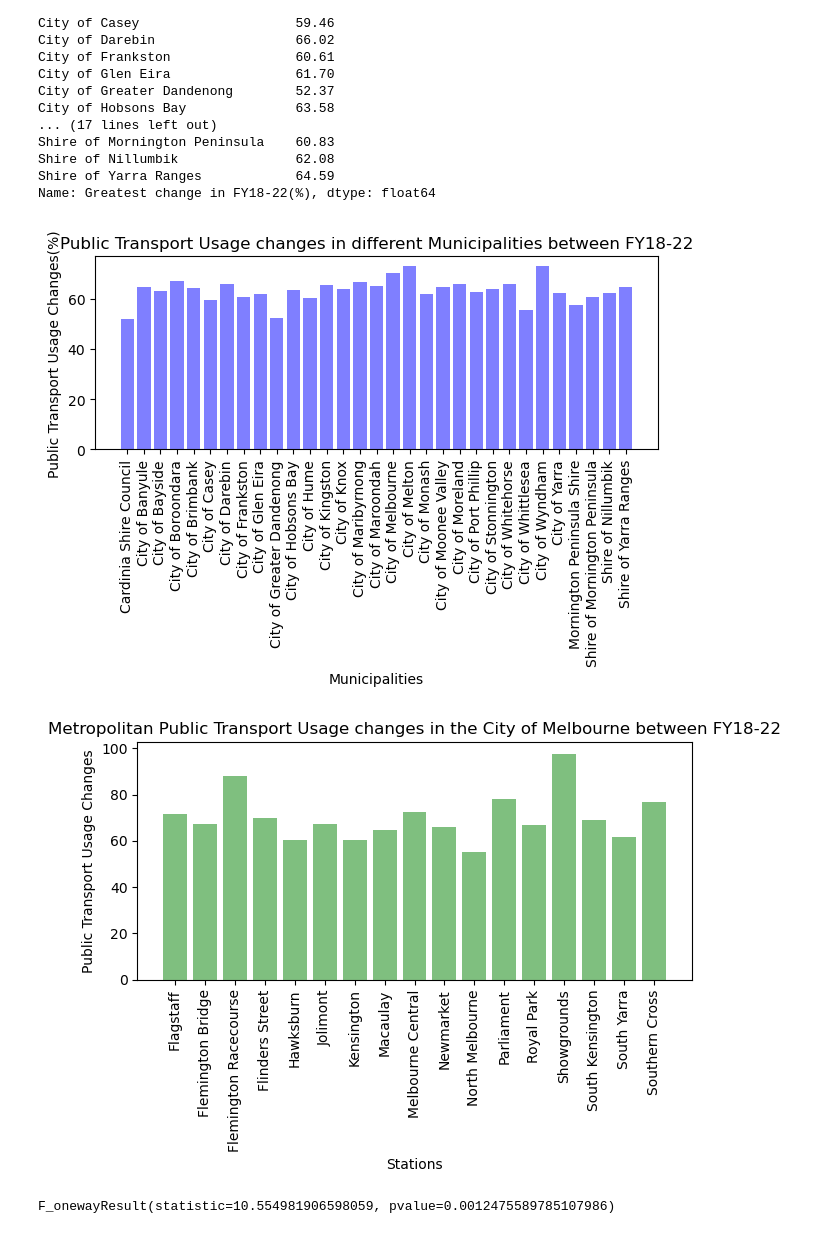
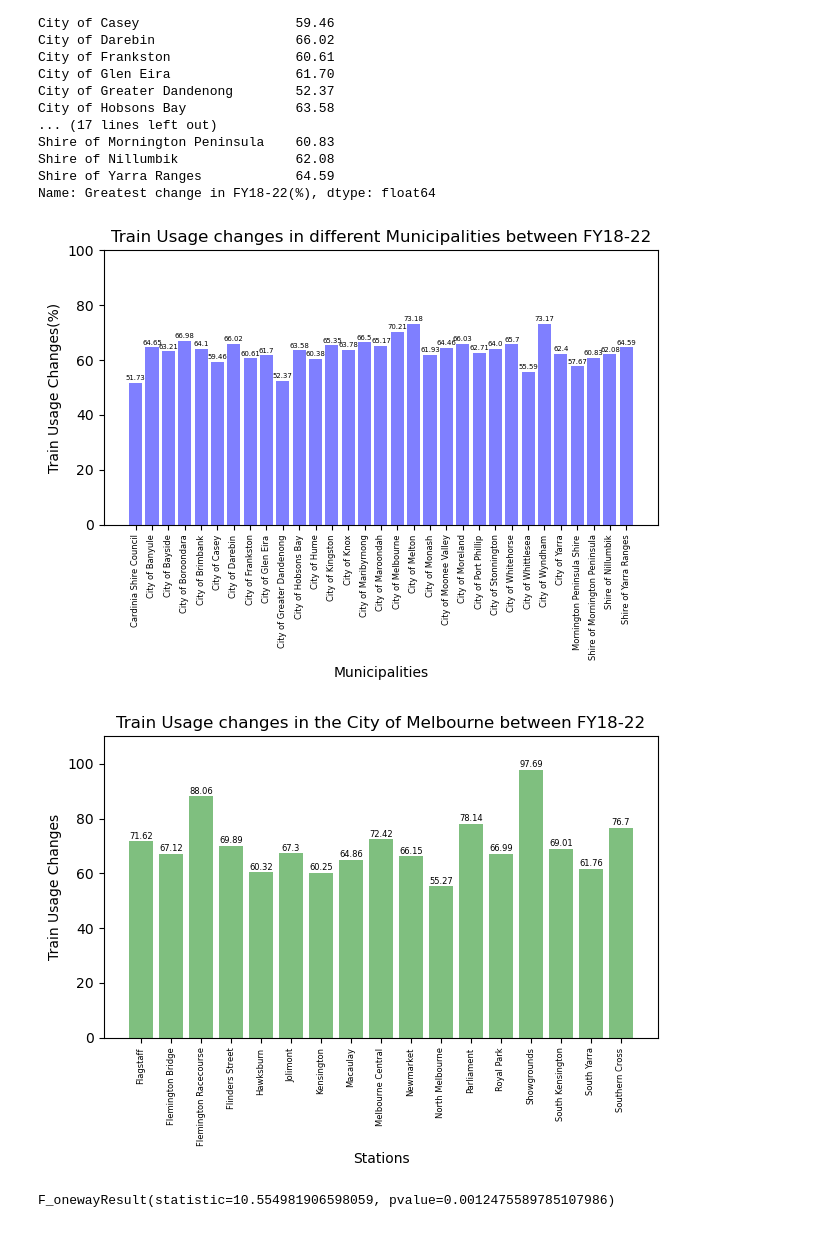
Before and after one commit to hendaman/project-one-bootcamp, a Jupyter notebook: Question-1-Tao/StationUsage.ipynb, the cells around one changed output. Saved outputs shown, nothing was run; the diff lists cells and outputs as text; code cells hidden in the pictures.

```diff
--- a/Question-1-Tao/StationUsage.ipynb
+++ b/Question-1-Tao/StationUsage.ipynb
@@ -125,23 +125,29 @@ Shire of Nillumbik               62.08
 Shire of Yarra Ranges            64.59
 Name: Greatest change in FY18-22(%), dtype: float64
 # %%
-# Show Metropolitan Public Transport Usage changes in different Municipalities between FY18-22
+# Show Metropolitan Train Usage changes in different Municipalities between FY18-22
 
 x_axis = mean_muni.index
 y_axis = mean_muni
 
 plt.bar(x_axis, y_axis, color='b', alpha=0.5,align='center')
-plt.title("Public Transport Usage changes in different Municipalities between FY18-22")
+plt.title("Train Usage changes in different Municipalities between FY18-22")
 plt.xlabel("Municipalities")
-plt.ylabel("Public Transport Usage Changes(%)")
+plt.ylabel("Train Usage Changes(%)")
 plt.xticks(rotation="vertical")
+plt.xticks(fontsize=6)
+plt.ylim(0, 100)
+
+for i, v in enumerate(y_axis):
+  plt.text(i, v + 1, str(v), ha='center', fontsize=5)
+
 plt.tight_layout()
 plt.savefig("../Visualisations/Q1-1.jpg")
 plt.show()
 # %% [output]
-[figure, old version]
+[figure, new version]
 # %%
-# Show Metropolitan Public Transport Usage changes each station in the City of Melbourne between FY18-22
+# Show Metropolitan Train Usage changes each station in the City of Melbourne between FY18-22
 
 mel_data = merge_changes.loc[merge_changes["Municipalities"]=="City of Melbourne",:]
 mel_data
@@ -150,13 +156,19 @@ x_axis = mel_data["Stop_name"]
 y_axis = mel_data["Greatest change in FY18-22(%)"]
 
 plt.bar(x_axis, y_axis, color='g', alpha=0.5,align='center')
-plt.title("Metropolitan Public Transport Usage changes in the City of Melbourne between FY18-22")
+plt.title("Train Usage changes in the City of Melbourne between FY18-22")
 plt.xlabel("Stations")
-plt.ylabel("Public Transport Usage Changes")
+plt.ylabel("Train Usage Changes")
 plt.xticks(rotation="vertical")
+plt.xticks(fontsize=6)
+plt.ylim(0, 110)
+
+for i, v in enumerate(y_axis):
+  plt.text(i, v + 1, str(v), ha='center', fontsize=6)
+
 plt.tight_layout()
 plt.savefig("../Visualisations/Q1-2.jpg")
 plt.show()
 # %% [output]
-[figure, old version]
+[figure, new version]
 # %%
```
Also changed, not shown: parts of 4 cells of this notebook.
